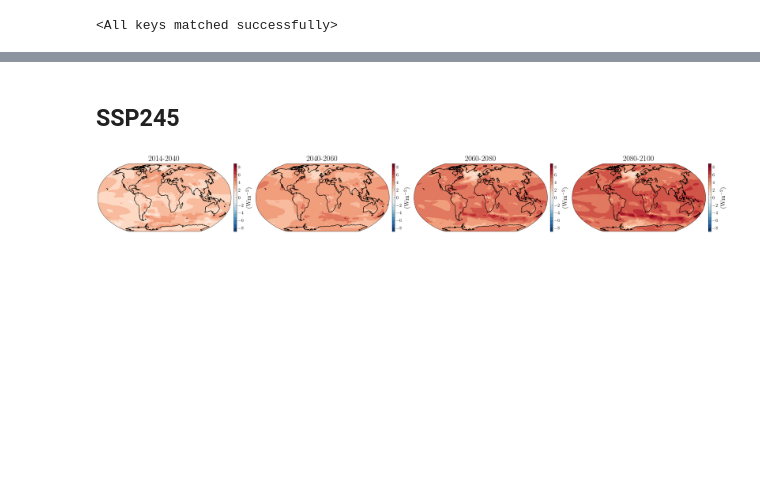
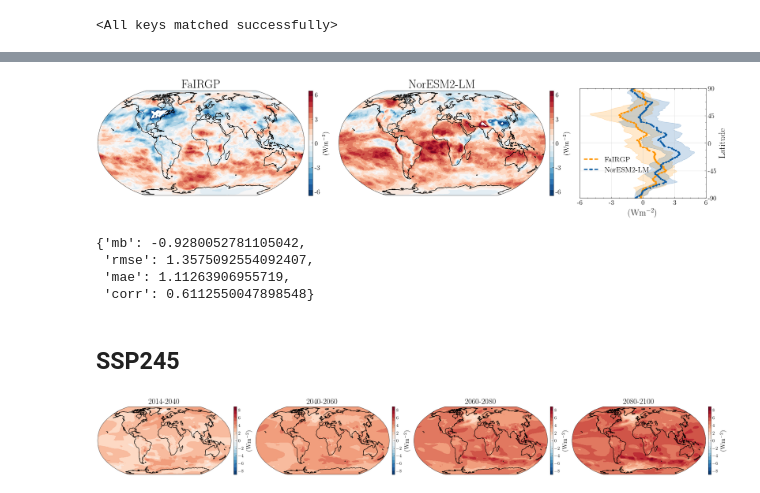
Before and after one commit to shahineb/FaIRGP, a Jupyter notebook: notebooks/forcing-posterior-spatial-paper-plots.ipynb, the cells around one changed output, grey strips where cells are left out. Saved outputs shown, nothing was run; the diff lists cells and outputs as text; code cells hidden in the pictures; blank space fills up the shorter version.

```diff
--- a/notebooks/forcing-posterior-spatial-paper-plots.ipynb
+++ b/notebooks/forcing-posterior-spatial-paper-plots.ipynb
@@ -87,0 +99,72 @@ plt.show()
+# %%
+fig = plt.figure(figsize=(18, 4))
+
+start, end = 1990, 2014
+time_slice = slice(start, end)
+vmax = 6.5
+
+xr_posterior_F_map = xr_posterior_F.sel(time=time_slice).mean(dim='time')
+xr_forcing_map = xr_forcing.sel(year=time_slice).mean(dim='year')
+
+
+lat = xr_posterior_F.lat.values
+
+xr_posterior_F_profile_mean = xr_posterior_F_map.mean(dim=['lon']).values
+xr_posterior_F_profile_stddev = xr_posterior_F_map.std(dim=['lon']).values
+
+xr_forcing_profile_mean = xr_forcing_map.mean(dim=['lon']).values
+xr_forcing_profile_stddev = xr_forcing_map.std(dim=['lon']).values
+
+nrows = 9
+ncols = 8
+
+mapax1 = plt.subplot2grid((nrows, ncols), (0, 0), colspan=3, rowspan=nrows, projection=ccrs.Robinson())
+mapax2 = plt.subplot2grid((nrows, ncols), (0, 3), colspan=3, rowspan=nrows, projection=ccrs.Robinson())
+barax = plt.subplot2grid((nrows, ncols), (0, 6), colspan=2, rowspan=nrows)
+
+
+_, __, cbar = vis.plot_contourf_on_ax(xr_posterior_F_map,
+                                      fig, mapax1, colorbar=True, vmax=vmax)
+cbar.set_label(r'(Wm$^{-2}$)', fontsize=14)
+cbar.set_ticks([-6, -3, 0, 3, 6])
+cbar.set_ticklabels([-6, -3, 0, 3, 6], fontsize=14)
+mapax1.set_title('FaIRGP', fontsize=24)
+
+
+_, __, cbar = vis.plot_contourf_on_ax(xr_forcing_map,
+                                      fig, mapax2, colorbar=True, vmax=vmax)
+cbar.set_label(r'(Wm$^{-2}$)', fontsize=14)
+cbar.set_ticks([-6, -3, 0, 3, 6])
+cbar.set_ticklabels([-6, -3, 0, 3, 6], fontsize=14)
+mapax2.set_title('NorESM2-LM', fontsize=24)
+
+
+im = barax.plot(xr_posterior_F_profile_mean, lat, '--.', lw=2, color='C2', label='FaIRGP')
+barax.fill_betweenx(lat,
+                    xr_posterior_F_profile_mean - xr_posterior_F_profile_stddev,
+                    xr_posterior_F_profile_mean + xr_posterior_F_profile_stddev,
+                    color='C2', alpha=0.2)
+im = barax.plot(xr_forcing_profile_mean, lat, '--.', lw=2, color='C0', label='NorESM2-LM')
+barax.fill_betweenx(lat,
+                    xr_forcing_profile_mean - xr_forcing_profile_stddev,
+                    xr_forcing_profile_mean + xr_forcing_profile_stddev,
+                    color='C0', alpha=0.2)
+
+barax.yaxis.tick_right()
+barax.yaxis.set_label_position("right")
+barax.grid(alpha=0.5)
+barax.set_xlim(-6, 6)
+barax.set_ylim(-90, 90)
+barax.set_yticks([-90, -45, 0, 45, 90])
+barax.set_yticklabels([-90, -45, 0, 45, 90], fontsize=14)
+barax.set_xticks([-6, -3, 0, 3, 6])
+barax.set_xticklabels([-6, -3, 0, 3, 6], fontsize=14)
+barax.legend(fontsize=15, bbox_to_anchor=(0.6, 0.44))
+barax.set_xlabel(r'(Wm$^{-2}$)', fontsize=18)
+barax.set_ylabel('Latitude', fontsize=18)
+
+plt.tight_layout()
+# plt.savefig('./figures/comparison-spatial-forcing-posterior-1990-2014-paper-figure.png', dpi=200)
+plt.show()
+# %% [output]
+[figure, added]
@@ -88,3 +174,10 @@ plt.show()
+# %%
+metrics
+# %% [output]
+{'mb': -0.9280052781105042,
+ 'rmse': 1.3575092554092407,
+ 'mae': 1.11263906955719,
+ 'corr': 0.6112550047898548}
 # %% [markdown]
 ## SSP245
 # %%
```
Also changed, not shown: parts of 7 cells of this notebook, 22 other files.
